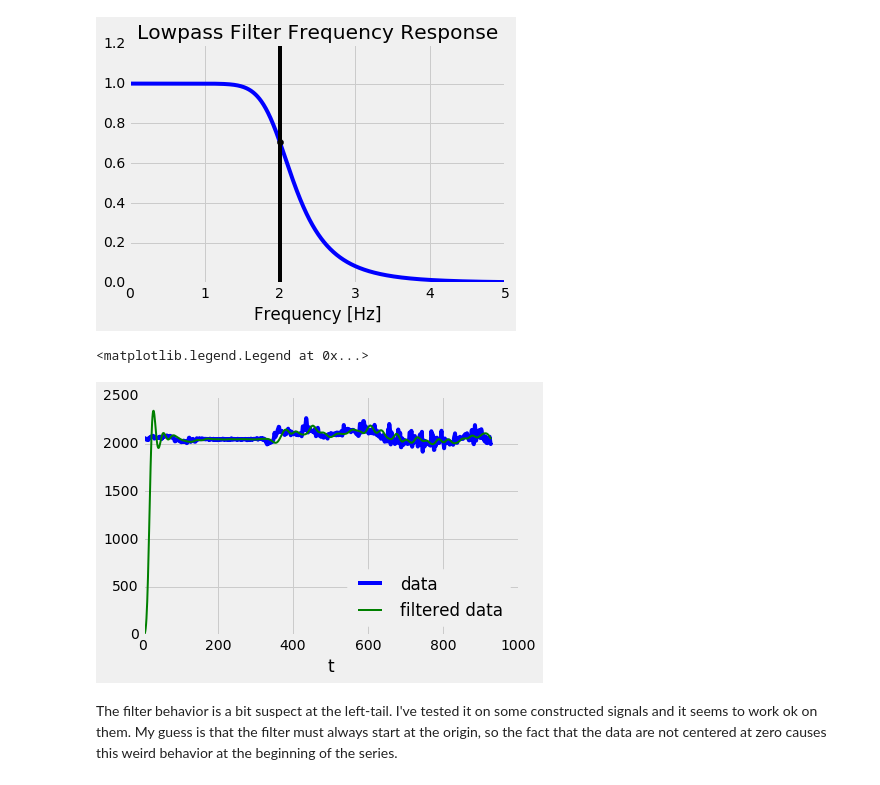
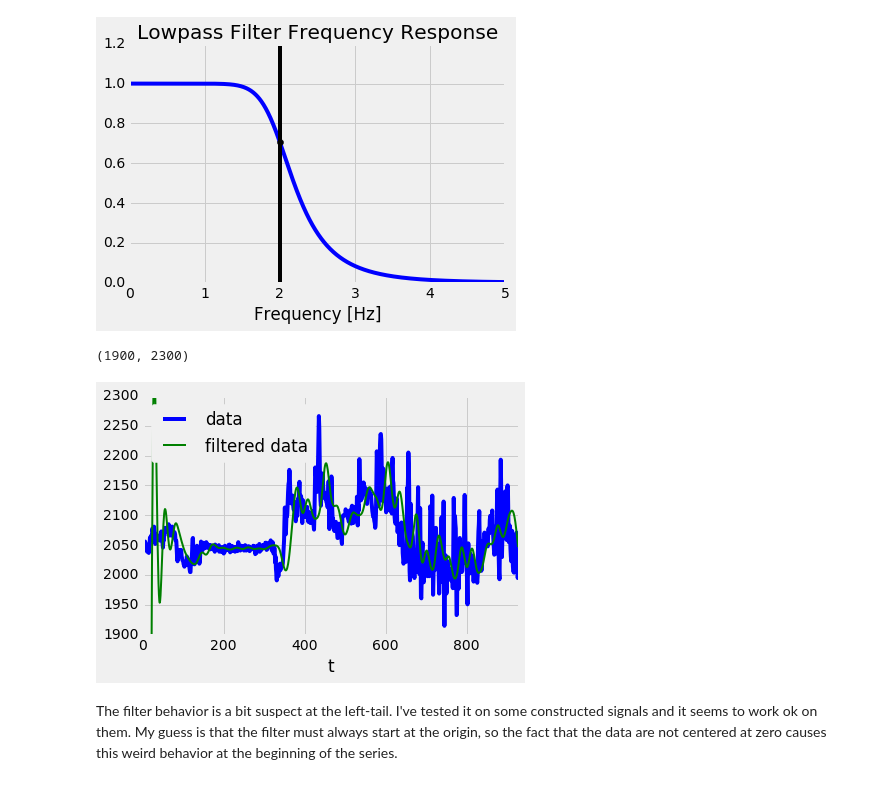
Before and after one commit to chipfranzen/chipfranzen.github.io, a Jupyter notebook: posts/predicting-activities-from-accelerometer-data/index.ipynb, the cells around one changed output. Cells and saved outputs as stored; diff of their text form; code cells hidden in the pictures.

```diff
--- a/posts/predicting-activities-from-accelerometer-data/index.ipynb
+++ b/posts/predicting-activities-from-accelerometer-data/index.ipynb
@@ -145,15 +148,17 @@ plt.xlabel('Frequency [Hz]')
 # %%
 # test the filter on a sample of the dataset
 filter_test_data = data[data['target'] == 2]['z']
 filter_test_x = xrange(len(filter_test_data))
 filter_test_y = butter_lowpass_filter(filter_test_data, cutoff, fs, order)
 plt.plot(filter_test_x, filter_test_data, 'b-', label='data')
 plt.plot(filter_test_x, filter_test_y, 'g-', linewidth=2, label='filtered data')
 plt.xlabel('t')
-plt.legend(loc='lower right')
+plt.legend(loc='upper left')
+plt.xlim(0, len(filter_test_data))
+plt.ylim(1900, 2300)
 # %% [output]
-<matplotlib.legend.Legend at 0x...>
+(1900, 2300)
-[figure, old version]
+[figure, new version]
 # %% [markdown]
 The filter behavior is a bit suspect at the left-tail. I've tested it on some constructed signals and it seems to work ok on them. My guess is that the filter must always start at the origin, so the fact that the data are not centered at zero causes this weird behavior at the beginning of the series.
 # %%
```
Also changed, not shown: parts of 4 cells of this notebook, 2 other files.
